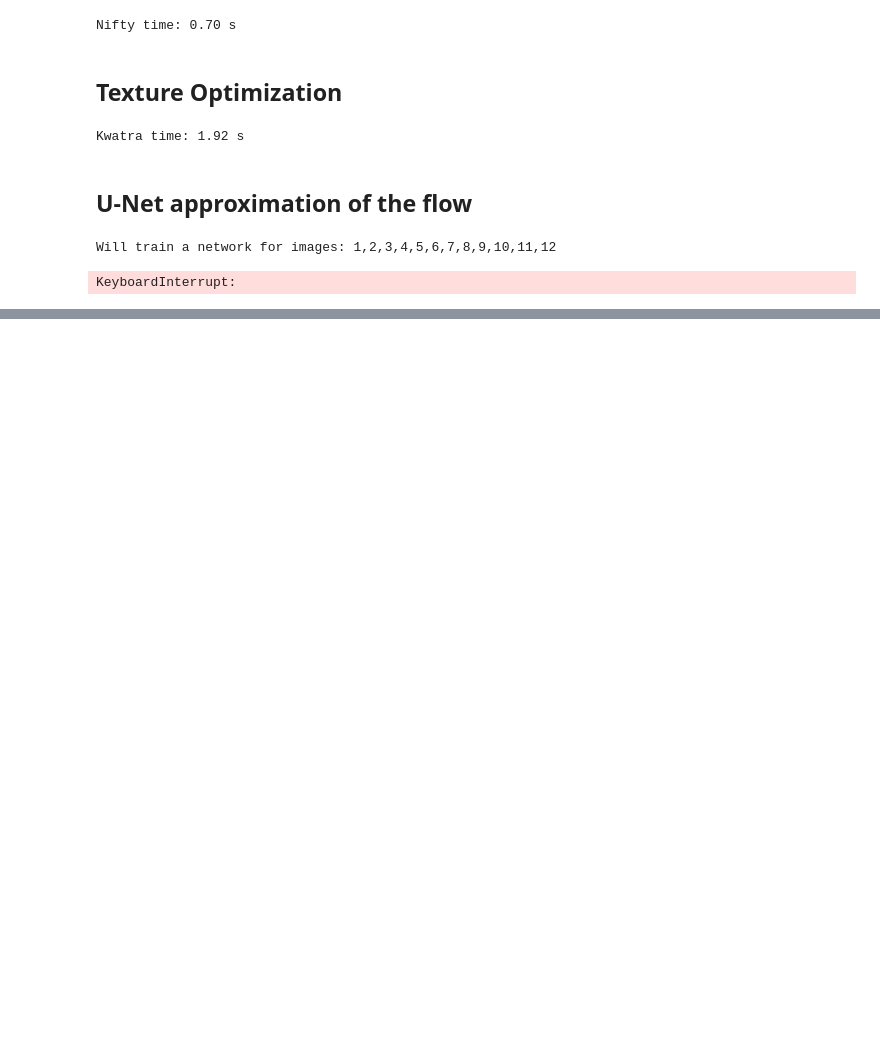
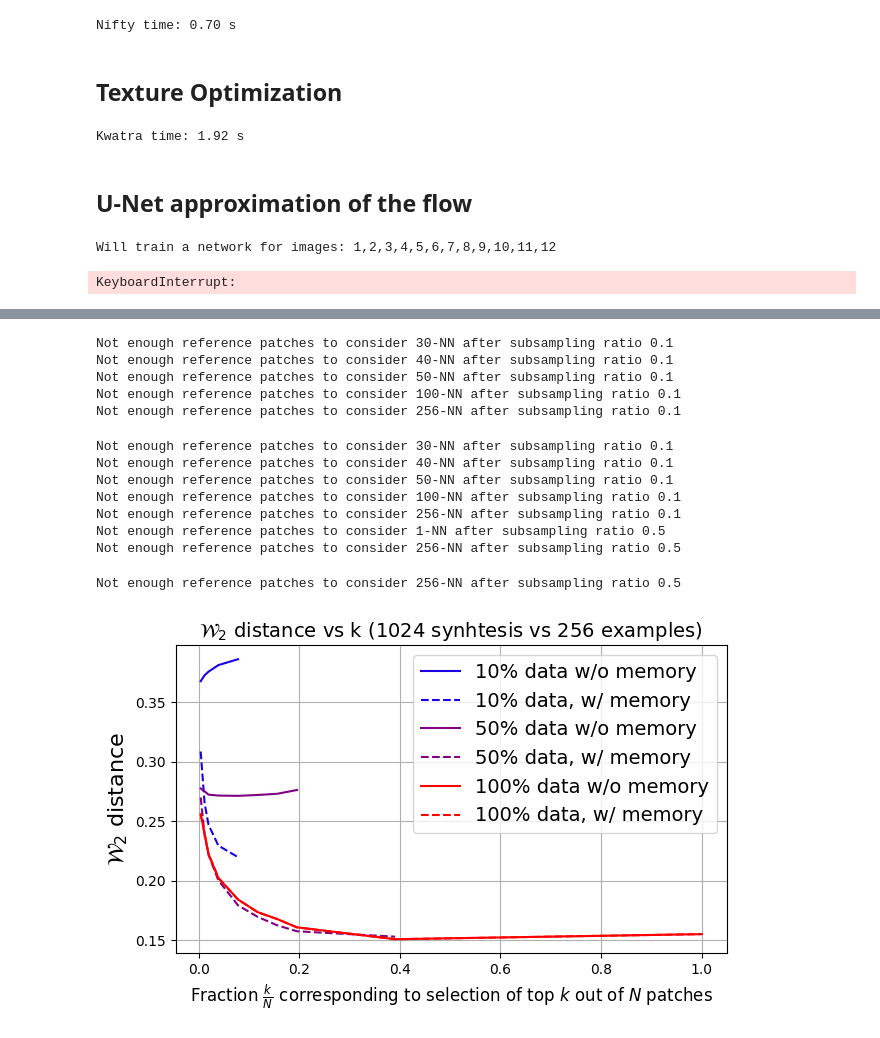
Before and after one commit to PierrickCh/Nifty, a Jupyter notebook: reproductible_inference.ipynb, the cells around one changed output, grey strips where cells are left out. Cells and saved outputs as stored; diff of their text form; code cells hidden in the pictures; blank space fills up the shorter version.

Commit message:
clean almost done

```diff
--- a/reproductible_inference.ipynb
+++ b/reproductible_inference.ipynb
@@ -115,0 +120,57 @@ KeyboardInterrupt:
+# %%
+torch.manual_seed(0)
+img = Tensor_load('results/red_peppers.jpg')
+
+patchsize=16
+stride=16    # non ovelapping
+
+P_exmpl = Patch_extraction(img,patchsize=patchsize,stride=stride)
+
+lrs=[.1,.5,1]                     # list of ratios to explore
+lk=[1,3,5,10,20,30,40,50,100,256] # list of k values to explor
+
+plt.figure(figsize=(4*16/9,4))
+
+for rs in tqdm(lrs):
+    for memory in [0,1]:
+        l=[]
+        for k in lk:
+            try:
+                cost=0
+                n_run=5 # average over 5 generations for each
+                for seed in range(n_run):
+                    synth=  Nifty(img,rs=rs,T=50,k=k,patchsize=patchsize,stride=stride,octaves=1,size=(512,512),renoise=0.5,show=False,memory=memory,warmup=0,seed=seed)
+                    P_synth = Patch_extraction(synth,patchsize, stride)
+                    D=(P_exmpl[0]**2).sum(0,keepdim=True).T-2*P_exmpl[0].T@P_synth[0]+(P_synth[0]**2).sum(0,keepdim=True)   # Distance matrix
+                    a = torch.ones(P_exmpl.shape[-1]).cuda() / P_exmpl.shape[-1]                                            # uniform distribution over patches
+                    b = torch.ones(P_synth.shape[-1]).cuda() / P_synth.shape[-1]                                            # uniform distribution over patches
+                    P = ot.emd(a, b, D)                                                                                     # exact OT plan
+                    cost+=torch.sqrt(torch.sum(P * D)/P_synth.shape[-1]).cpu().numpy()                                      # OT cost
+                l.append(cost/n_run)
+            except:
+                #print('Not enough reference patches to consider %d-NN after subsampling ratio %.1f'%(k,rs))
+                pass # print commented for cleaner output
+        plt.plot(np.array(lk[:len(l)])/P_exmpl.shape[-1],l,label='%d%% data%s'%(100*rs,', w/ memory' if memory else ' w/o memory'),linestyle='--' if memory else '-',color=(rs,0,1-rs))
+
+plt.xlabel('Fraction $\\frac{k}{N}$ corresponding to selection of top $k$ out of $N$ patches',fontsize=12)
+plt.ylabel('$\mathcal{W}_2$ distance',fontsize=16)
+plt.title('$\mathcal{W}_2$ distance vs k (%d synhtesis vs %d examples)'%(P_synth.shape[-1],P_exmpl.shape[-1]),fontsize=14)
+plt.legend(loc='best',fontsize=14)
+plt.grid()
+plt.savefig('./results/rs_k_memory.pdf',bbox_inches='tight')
+plt.show()
+# %% [output]
+Not enough reference patches to consider 30-NN after subsampling ratio 0.1
+Not enough reference patches to consider 40-NN after subsampling ratio 0.1
+Not enough reference patches to consider 50-NN after subsampling ratio 0.1
+Not enough reference patches to consider 100-NN after subsampling ratio 0.1
+Not enough reference patches to consider 256-NN after subsampling ratio 0.1
+Not enough reference patches to consider 30-NN after subsampling ratio 0.1
+Not enough reference patches to consider 40-NN after subsampling ratio 0.1
+Not enough reference patches to consider 50-NN after subsampling ratio 0.1
+Not enough reference patches to consider 100-NN after subsampling ratio 0.1
+Not enough reference patches to consider 256-NN after subsampling ratio 0.1
+Not enough reference patches to consider 1-NN after subsampling ratio 0.5
+Not enough reference patches to consider 256-NN after subsampling ratio 0.5
+Not enough reference patches to consider 256-NN after subsampling ratio 0.5
+[figure, added]
```
Also changed, not shown: parts of 1 cell of this notebook, 23 other files.
